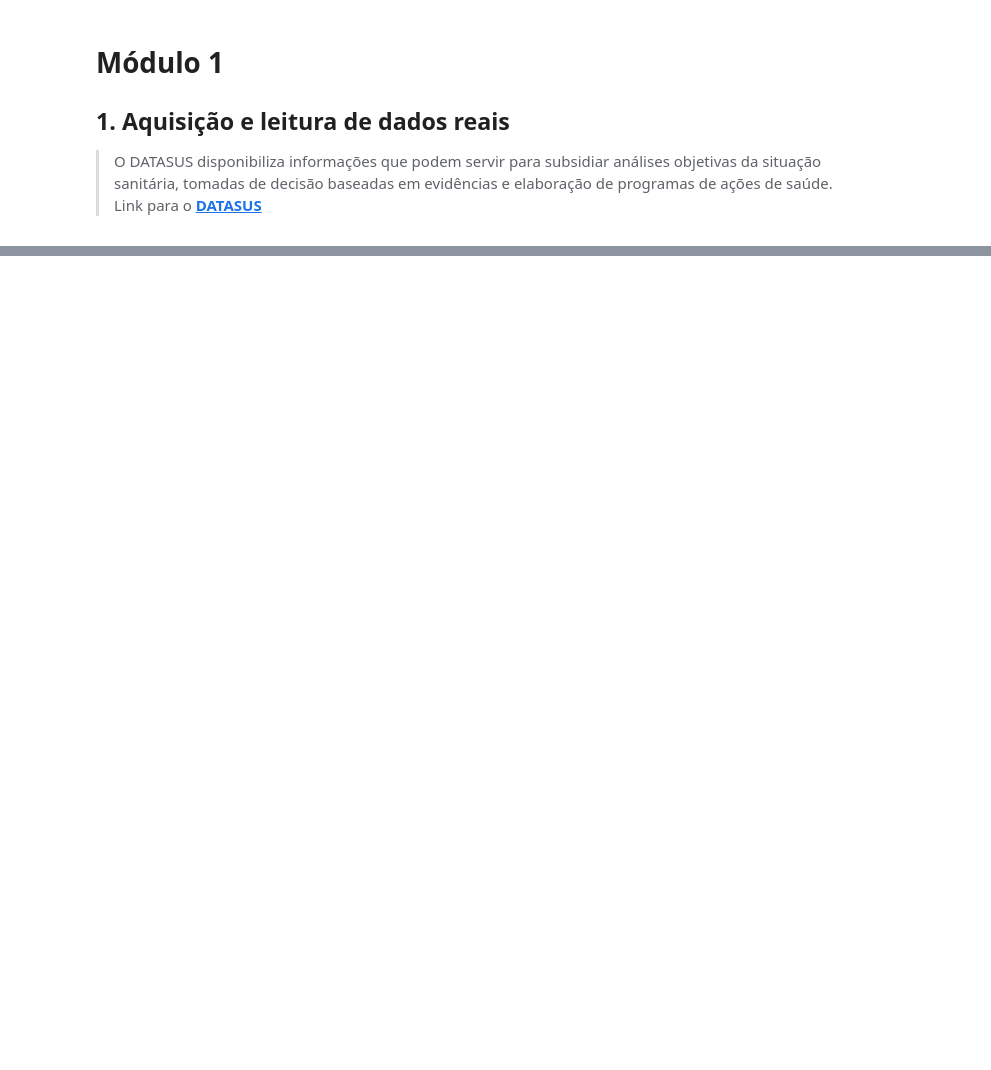
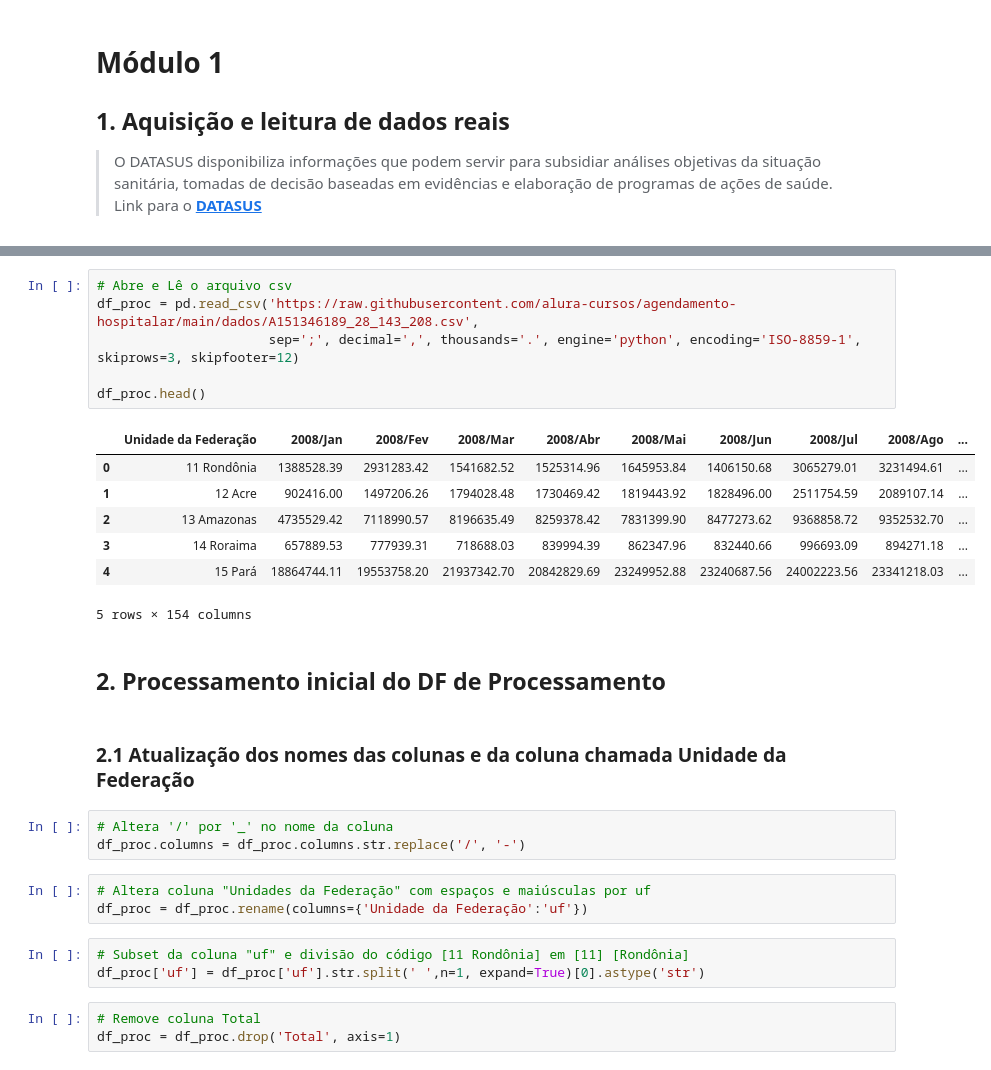
Before and after one commit to fdrigui/BootcampDataScience, a Jupyter notebook: module_one/Aula1.ipynb, the cells around one changed output, grey strips where cells are left out. Saved outputs shown, nothing was run; the diff lists cells and outputs as text; blank space fills up the shorter version.

Commit message:
Aula 1 Import e processamento

```diff
--- a/module_one/Aula1.ipynb
+++ b/module_one/Aula1.ipynb
@@ -12,0 +26,30 @@ import pandas as pd
+# %%
+# Abre e Lê o arquivo csv
+df_proc = pd.read_csv('https://raw.githubusercontent.com/alura-cursos/agendamento-hospitalar/main/dados/A151346189_28_143_208.csv',
+                      sep=';', decimal=',', thousands='.', engine='python', encoding='ISO-8859-1', skiprows=3, skipfooter=12)
+
+df_proc.head()
+# %% [output]
+|  | Unidade da Federação | 2008/Jan | 2008/Fev | 2008/Mar | 2008/Abr | 2008/Mai | 2008/Jun | 2008/Jul | 2008/Ago | ... |
+| 0 | 11 Rondônia | 1388528.39 | 2931283.42 | 1541682.52 | 1525314.96 | 1645953.84 | 1406150.68 | 3065279.01 | 3231494.61 | ... |
+| 1 | 12 Acre | 902416.00 | 1497206.26 | 1794028.48 | 1730469.42 | 1819443.92 | 1828496.00 | 2511754.59 | 2089107.14 | ... |
+| 2 | 13 Amazonas | 4735529.42 | 7118990.57 | 8196635.49 | 8259378.42 | 7831399.90 | 8477273.62 | 9368858.72 | 9352532.70 | ... |
+| 3 | 14 Roraima | 657889.53 | 777939.31 | 718688.03 | 839994.39 | 862347.96 | 832440.66 | 996693.09 | 894271.18 | ... |
+| 4 | 15 Pará | 18864744.11 | 19553758.20 | 21937342.70 | 20842829.69 | 23249952.88 | 23240687.56 | 24002223.56 | 23341218.03 | ... |
+5 rows × 154 columns
+# %% [markdown]
+## 2. Processamento inicial do DF de Processamento
+# %% [markdown]
+### 2.1 Atualização dos nomes das colunas e da coluna chamada Unidade da Federação
+# %%
+# Altera '/' por '_' no nome da coluna
+df_proc.columns = df_proc.columns.str.replace('/', '-')
+# %%
+# Altera coluna "Unidades da Federação" com espaços e maiúsculas por uf
+df_proc = df_proc.rename(columns={'Unidade da Federação':'uf'})
+# %%
+# Subset da coluna "uf" e divisão do código [11 Rondônia] em [11] [Rondônia]
+df_proc['uf'] = df_proc['uf'].str.split(' ',n=1, expand=True)[0].astype('str')
+# %%
+# Remove coluna Total
+df_proc = df_proc.drop('Total', axis=1)
```
Also changed, not shown: parts of 18 cells of this notebook, 2 other files.
